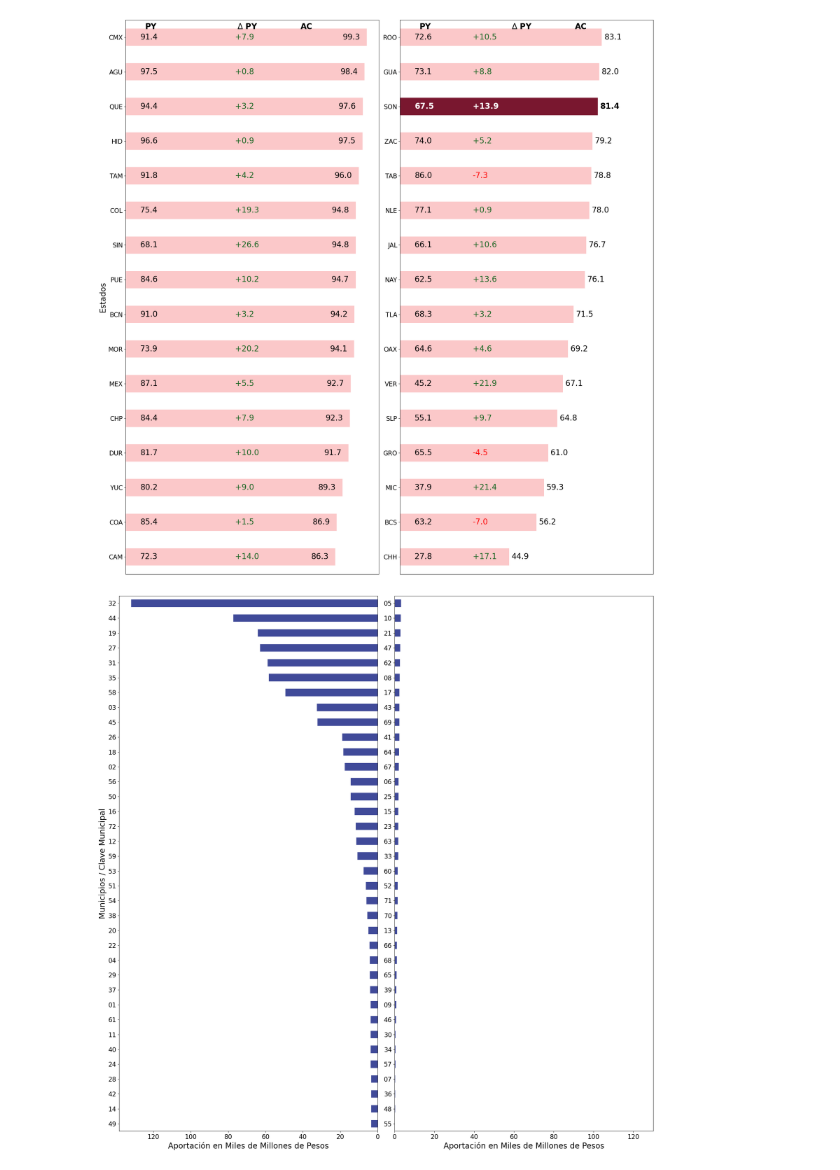
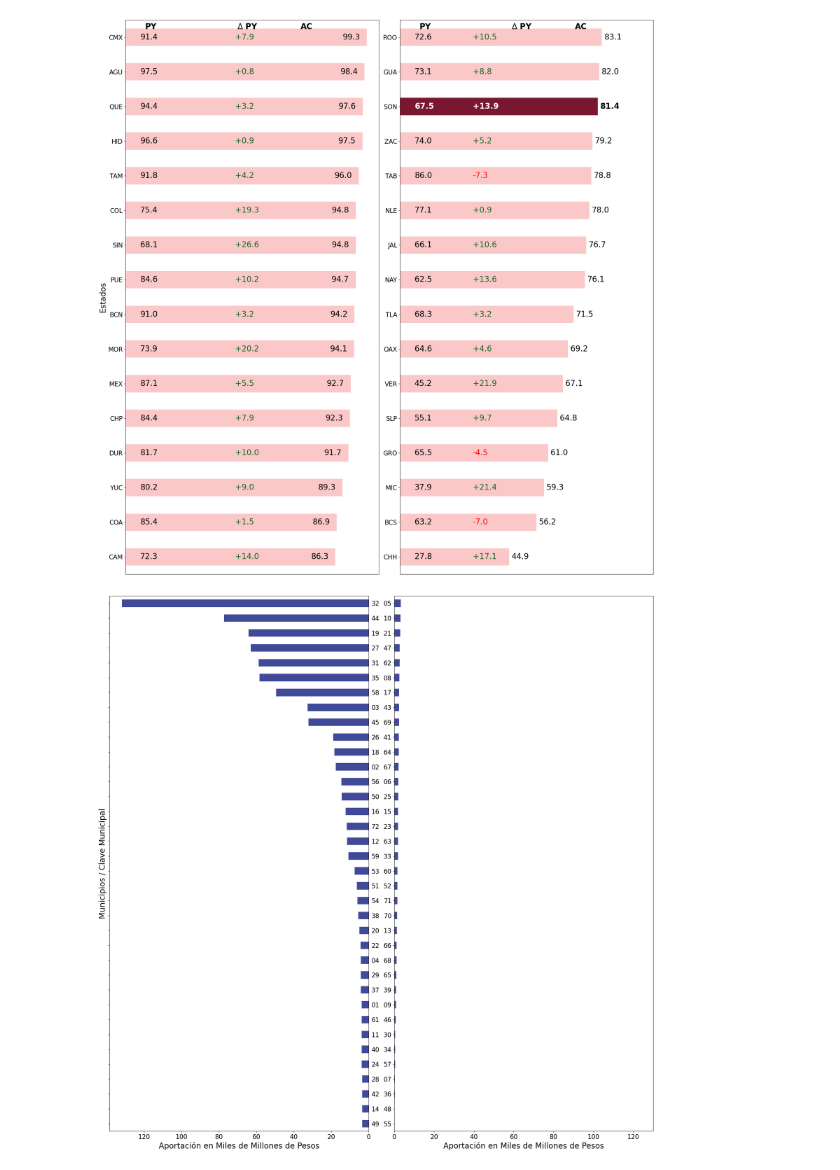
Before and after one commit to Dust1920/Plotter, a Jupyter notebook: articulo_revista.ipynb, the cells around one changed output. Drawn from its saved outputs; the diff is of its cells as text; code cells hidden in the pictures.

```diff
--- a/articulo_revista.ipynb
+++ b/articulo_revista.ipynb
@@ -1355,19 +1355,20 @@ fig.show()
 # %%
 fis2, ax = plt.subplots(ncols=2, nrows=1, figsize = (20,20))
 dfr['ANUAL MDP'].plot(kind='barh',
                       color = color_vp,
                       ax = ax[0],
                       fontsize=16)
 ax[0].set_ylabel('Municipios / Clave Municipal', fontsize = 20)
 ax[0].set_xlabel('Aportación en Miles de Millones de Pesos', fontsize=20)
 ax[0].invert_xaxis()
+ax[0].tick_params(axis='y', labelright=True, labelleft=False, left = True, labelsize = 16)
 dfl['ANUAL MDP'].plot(kind='barh',
                       color = color_vp,
                       ax = ax[1],
                       ylabel='',
                       fontsize=16, xlim = [0,130])
 ax[1].set_xlabel('Aportación en Miles de Millones de Pesos', fontsize=20)
 
 plt.tight_layout()
 # %% [output]
-[figure, old version]
+[figure, new version]
```
Also changed, not shown: 5 other files.
